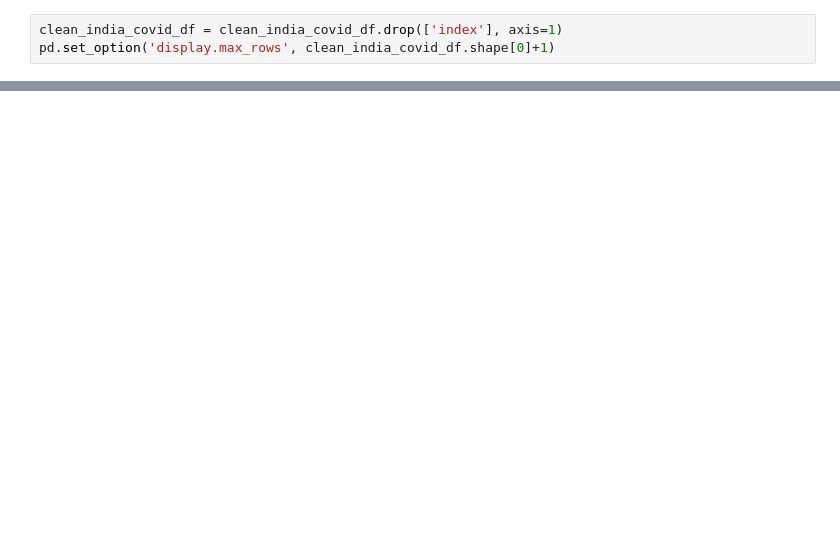
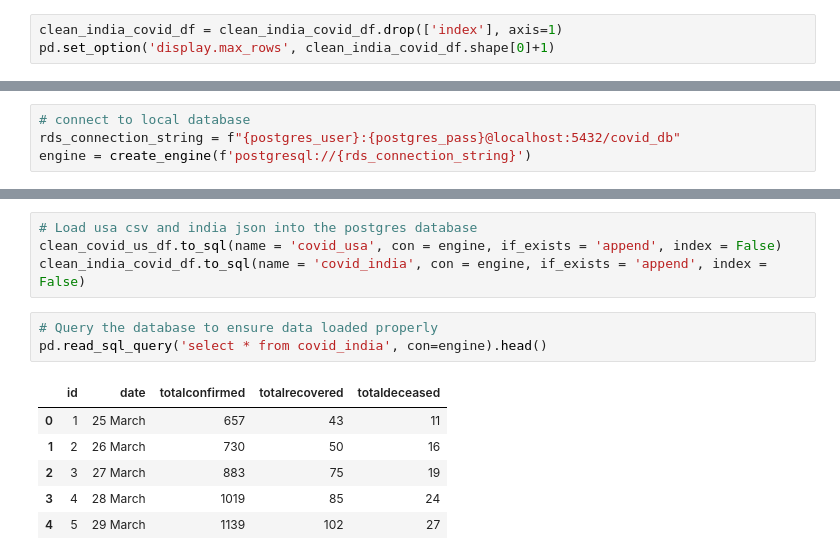
Before and after one commit to ZackRogers/ETL-Project, a Jupyter notebook: ETL_Project.ipynb, the cells around one changed output, grey strips where cells are left out. Saved outputs shown, nothing was run; the diff lists cells and outputs as text; blank space fills up the shorter version.

```diff
--- a/ETL_Project.ipynb
+++ b/ETL_Project.ipynb
@@ -90,3 +102,7 @@ clean_india_covid_df
 | 254 | 255 | 04 December | 9608443 | 9057894 | 139147 |
 | 255 | 256 | 05 December | 9644453 | 9099779 | 139629 |
 | 256 | 257 | 06 December | 9677631 | 9138857 | 140019 |
+# %%
+# connect to local database
+rds_connection_string = f"{postgres_user}:{postgres_pass}@localhost:5432/covid_db"
+engine = create_engine(f'postgresql://{rds_connection_string}')
@@ -92,0 +114,14 @@ clean_india_covid_df
+# %%
+# Load usa csv and india json into the postgres database
+clean_covid_us_df.to_sql(name = 'covid_usa', con = engine, if_exists = 'append', index = False)
+clean_india_covid_df.to_sql(name = 'covid_india', con = engine, if_exists = 'append', index = False)
+# %%
+# Query the database to ensure data loaded properly
+pd.read_sql_query('select * from covid_india', con=engine).head()
+# %% [output]
+|  | id | date | totalconfirmed | totalrecovered | totaldeceased |
+| 0 | 1 | 25 March | 657 | 43 | 11 |
+| 1 | 2 | 26 March | 730 | 50 | 16 |
+| 2 | 3 | 27 March | 883 | 75 | 19 |
+| 3 | 4 | 28 March | 1019 | 85 | 24 |
+| 4 | 5 | 29 March | 1139 | 102 | 27 |
```
Also changed, not shown: parts of 11 cells of this notebook, 1 other file.
